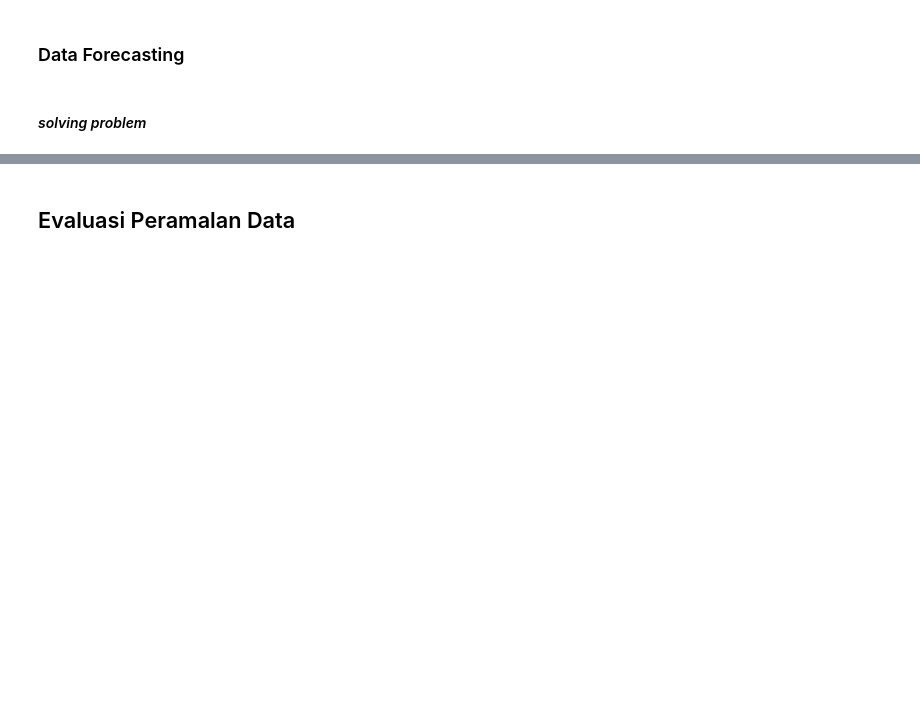
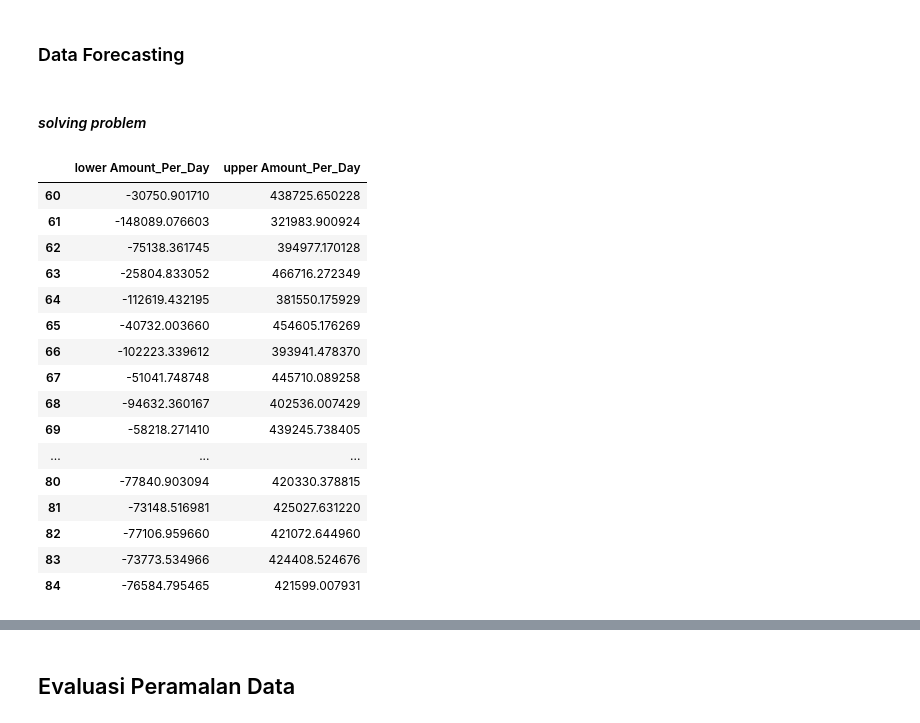
Before and after one commit to FadliAktsar/dashboard-in, a Jupyter notebook: app/notebooks/ARIMA.ipynb, the cells around one changed output, grey strips where cells are left out. Cells and saved outputs as stored; diff of their text form; code cells hidden in the pictures; blank space fills up the shorter version.

```diff
--- a/app/notebooks/ARIMA.ipynb
+++ b/app/notebooks/ARIMA.ipynb
@@ -520,3 +522,23 @@ forecast_results = arima_result.get_prediction(start=start, end=end, dynamic=Fal
 forecast_values = forecast_results.predicted_mean
 conf_int = forecast_results.conf_int()
 forecast_df = pd.DataFrame({'Forecast': forecast_values})
+# %%
+conf_int
+# %% [output]
+|  | lower Amount_Per_Day | upper Amount_Per_Day |
+| 60 | -30750.901710 | 438725.650228 |
+| 61 | -148089.076603 | 321983.900924 |
+| 62 | -75138.361745 | 394977.170128 |
+| 63 | -25804.833052 | 466716.272349 |
+| 64 | -112619.432195 | 381550.175929 |
+| 65 | -40732.003660 | 454605.176269 |
+| 66 | -102223.339612 | 393941.478370 |
+| 67 | -51041.748748 | 445710.089258 |
+| 68 | -94632.360167 | 402536.007429 |
+| 69 | -58218.271410 | 439245.738405 |
+| ... | ... | ... |
+| 80 | -77840.903094 | 420330.378815 |
+| 81 | -73148.516981 | 425027.631220 |
+| 82 | -77106.959660 | 421072.644960 |
+| 83 | -73773.534966 | 424408.524676 |
+| 84 | -76584.795465 | 421599.007931 |
```
Also changed, not shown: parts of 12 cells of this notebook, 7 other files.
